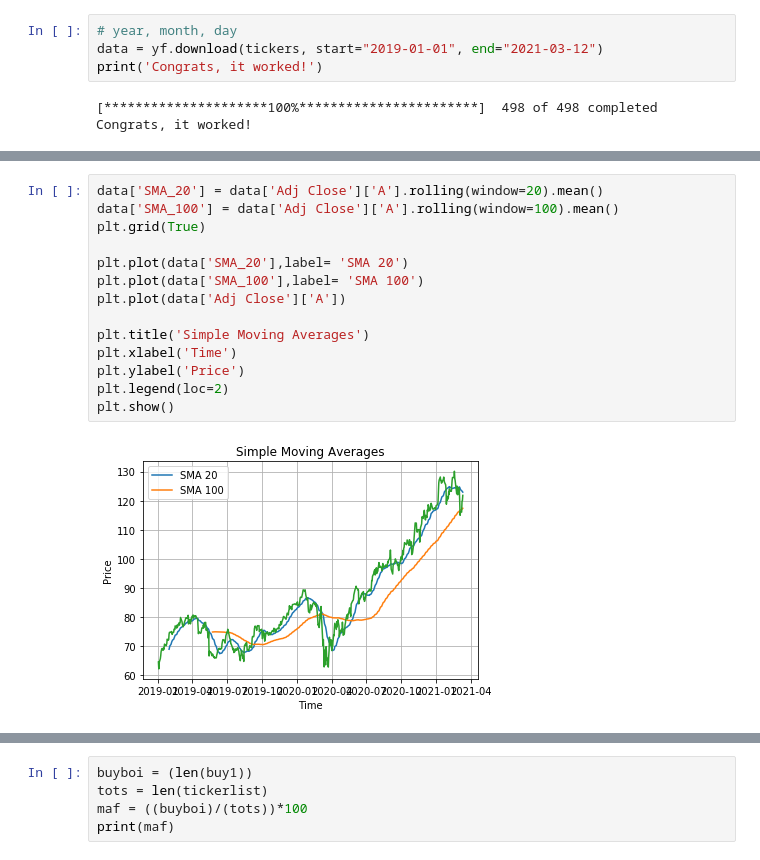
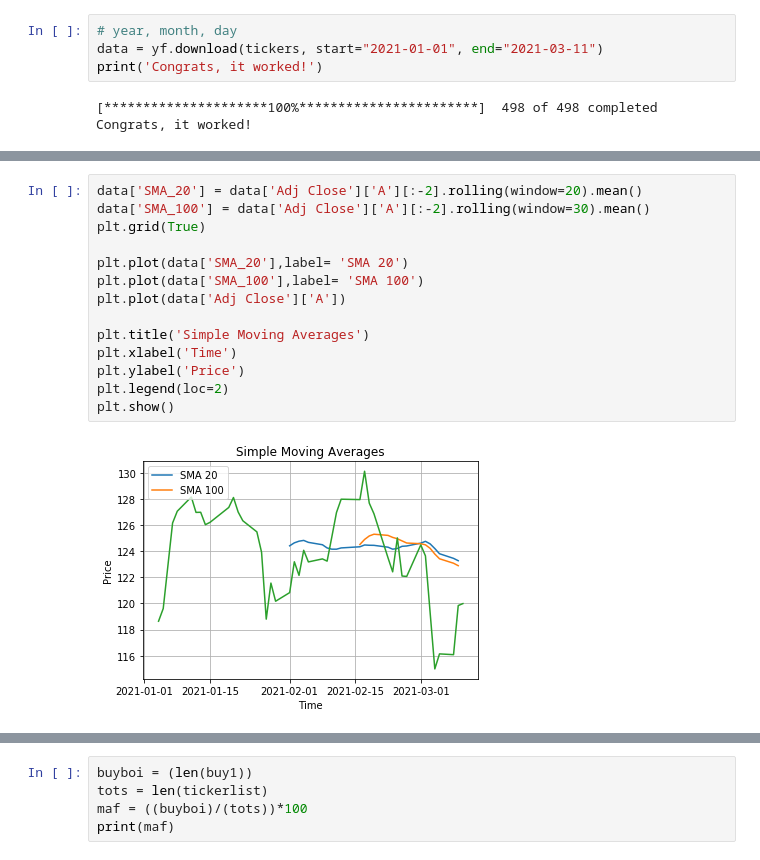
Before and after one commit to sobrad956/AlgoTrading, a Jupyter notebook: Yfinance.ipynb, the cells around one changed output, grey strips where cells are left out. Cells and saved outputs as stored; diff of their text form.

```diff
--- a/Yfinance.ipynb
+++ b/Yfinance.ipynb
@@ -52,7 +52,7 @@ print(tickers)
 MMM ABT ABBV ABMD ACN ATVI ADBE AMD AAP AES AFL A APD AKAM ALK ALB ARE ALXN ALGN ALLE LNT ALL GOOGL GOOG MO AMZN AMCR AEE AAL AEP AXP AIG AMT AWK AMP ABC AME AMGN APH ADI ANSS ANTM AON AOS APA AAPL AM ...
 # %%
 # year, month, day
-data = yf.download(tickers, start="2019-01-01", end="2021-03-12")
+data = yf.download(tickers, start="2021-01-01", end="2021-03-11")
 print('Congrats, it worked!')
 # %% [output]
 [*********************100%***********************]  498 of 498 completed
@@ -109,21 +114,21 @@ Ticker List:
 Double Check:
 498
 # %%
-data['SMA_20'] = data['Adj Close']['A'].rolling(window=20).mean()
-data['SMA_100'] = data['Adj Close']['A'].rolling(window=100).mean()
+data['SMA_20'] = data['Adj Close']['A'][:-2].rolling(window=20).mean()
+data['SMA_100'] = data['Adj Close']['A'][:-2].rolling(window=30).mean()
 plt.grid(True)
 
 plt.plot(data['SMA_20'],label= 'SMA 20')
 plt.plot(data['SMA_100'],label= 'SMA 100')
 plt.plot(data['Adj Close']['A'])
 
 plt.title('Simple Moving Averages')
 plt.xlabel('Time')
 plt.ylabel('Price')
 plt.legend(loc=2)
 plt.show()
 # %% [output]
-[figure, old version]
+[figure, new version]
 # %%
 buy1 = []
 sell1 = []
```
Also changed, not shown: parts of 3 cells of this notebook.
